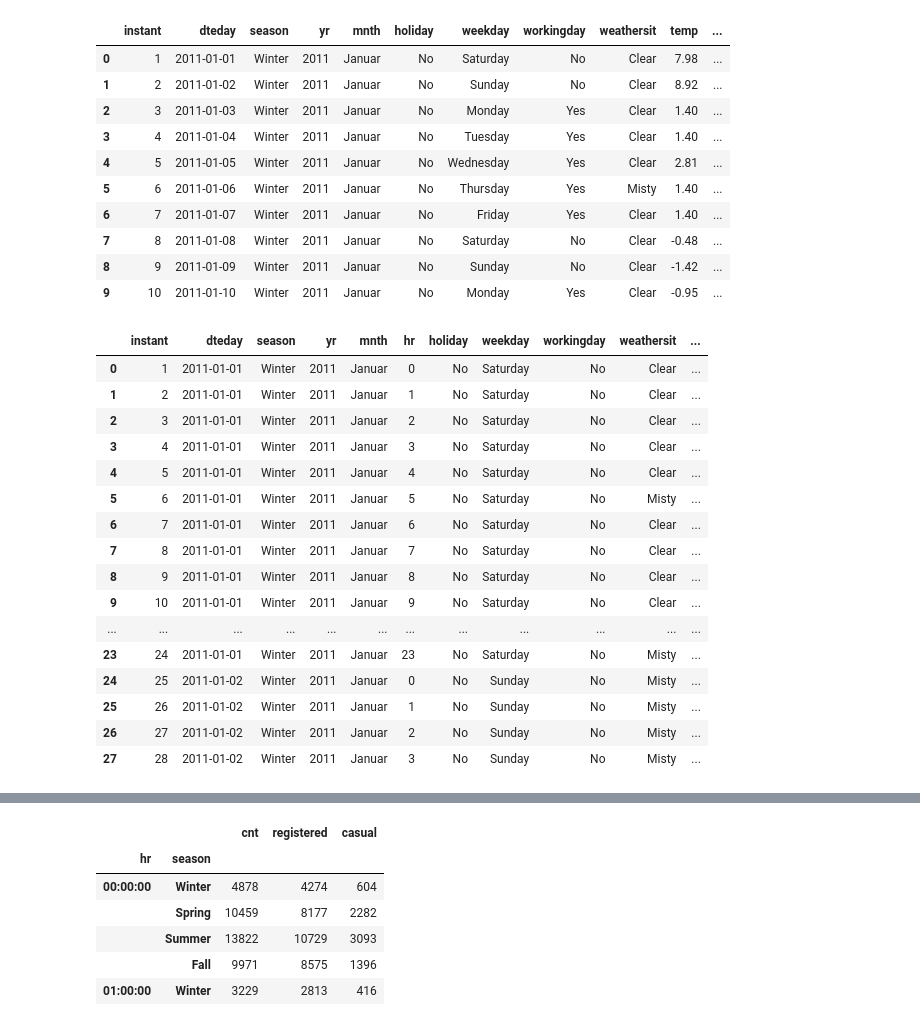
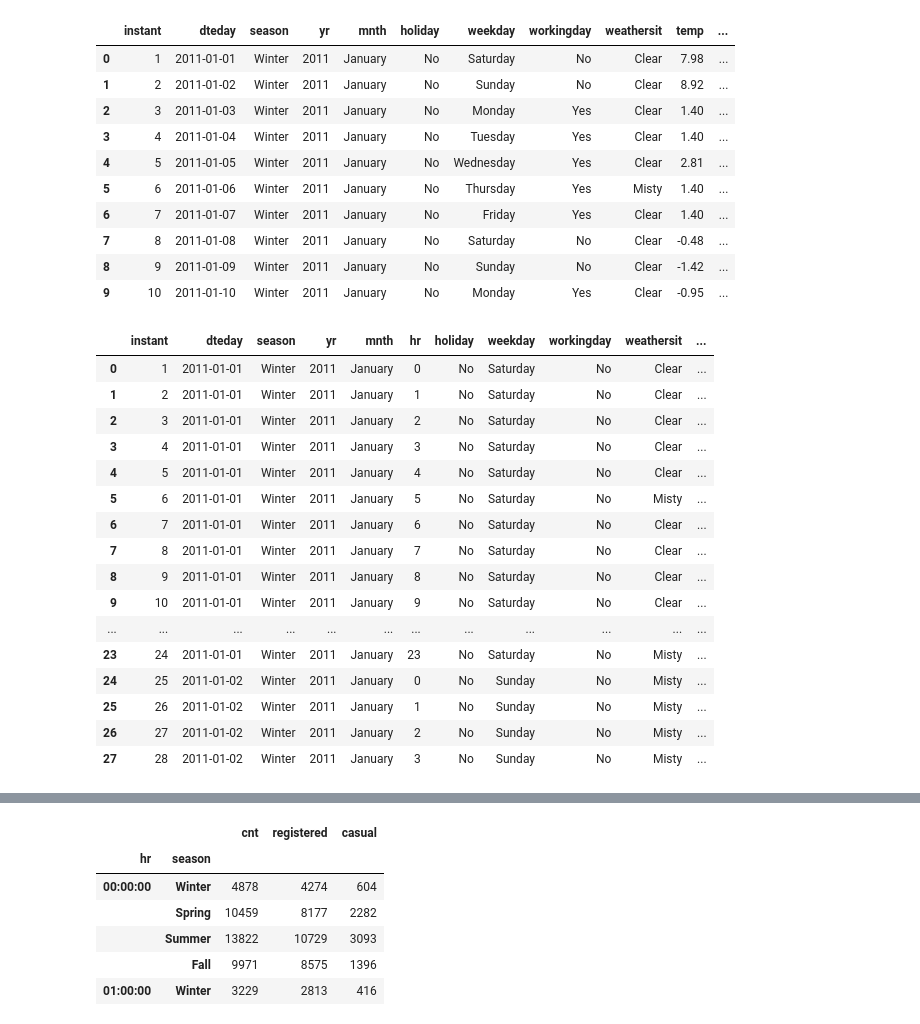
Before and after one commit to lvuduy/Capital-Bike-Share, a Jupyter notebook: Capital Bike Share.ipynb, the cells around one changed output, grey strips where cells are left out. Drawn from its saved outputs; the diff is of its cells as text; code cells hidden in the pictures.

```diff
--- a/Capital Bike Share.ipynb
+++ b/Capital Bike Share.ipynb
@@ -32,8 +32,8 @@ df_d2011.loc[df_d2011['season'] == 2, 'season'] = 'Spring'
 df_d2011.loc[df_d2011['season'] == 3, 'season'] = 'Summer'
 df_d2011.loc[df_d2011['season'] == 4, 'season'] = 'Fall'
 
-df_d2011.loc[df_d2011['mnth'] == 1, 'mnth'] = 'Januar'
-df_d2011.loc[df_d2011['mnth'] == 2, 'mnth'] = 'Februar'
+df_d2011.loc[df_d2011['mnth'] == 1, 'mnth'] = 'January'
+df_d2011.loc[df_d2011['mnth'] == 2, 'mnth'] = 'February'
 df_d2011.loc[df_d2011['mnth'] == 3, 'mnth'] = 'March'
 df_d2011.loc[df_d2011['mnth'] == 4, 'mnth'] = 'April'
 df_d2011.loc[df_d2011['mnth'] == 5, 'mnth'] = 'May'
@@ -80,8 +80,8 @@ df_h2011.loc[df_h2011['season'] == 4, 'season'] = 'Fall'
 
 df_h2011['season'] = pd.Categorical(df_h2011['season'], categories=['Winter', 'Spring', 'Summer', 'Fall'])
 
-df_h2011.loc[df_h2011['mnth'] == 1, 'mnth'] = 'Januar'
-df_h2011.loc[df_h2011['mnth'] == 2, 'mnth'] = 'Februar'
+df_h2011.loc[df_h2011['mnth'] == 1, 'mnth'] = 'January'
+df_h2011.loc[df_h2011['mnth'] == 2, 'mnth'] = 'February'
 df_h2011.loc[df_h2011['mnth'] == 3, 'mnth'] = 'March'
 df_h2011.loc[df_h2011['mnth'] == 4, 'mnth'] = 'April'
 df_h2011.loc[df_h2011['mnth'] == 5, 'mnth'] = 'May'
@@ -95,59 +95,59 @@ df_h2011.loc[df_h2011['mnth'] == 12, 'mnth'] = 'December'
 
 df_h2011.loc[df_h2011['weathersit'] == 1, 'weathersit'] = 'Clear'
 df_h2011.loc[df_h2011['weathersit'] == 2, 'weathersit'] = 'Misty'
 df_h2011.loc[df_h2011['weathersit'] == 3, 'weathersit'] = 'Rain'
 df_h2011.loc[df_h2011['weathersit'] == 4, 'weathersit'] = 'Storm'
 
 df_h2011.loc[df_h2011['weekday'] == 0, 'weekday'] = 'Sunday'
 df_h2011.loc[df_h2011['weekday'] == 1, 'weekday'] = 'Monday'
 df_h2011.loc[df_h2011['weekday'] == 2, 'weekday'] = 'Tuesday'
 df_h2011.loc[df_h2011['weekday'] == 3, 'weekday'] = 'Wednesday'
 df_h2011.loc[df_h2011['weekday'] == 4, 'weekday'] = 'Thursday'
 df_h2011.loc[df_h2011['weekday'] == 5, 'weekday'] = 'Friday'
 df_h2011.loc[df_h2011['weekday'] == 6, 'weekday'] = 'Saturday'
 
 df_h2011['weekday'] = pd.Categorical(df_h2011['weekday'], categories=["Monday", "Tuesday", "Wednesday", "Thursday", "Friday", "Saturday", "Sunday"])
 
 
 df_h2011['temp'] = (df_h2011['temp'] * 47) - 8
 df_h2011['atemp'] = (df_h2011['atemp'] * 66) - 16
 df_h2011['hum'] = (df_h2011['hum'] * 100)
 df_h2011['windspeed'] = (df_h2011['windspeed'] * 67)
 
 df_h2011.loc[df_h2011['yr'] == 0, 'yr'] = '2011'
 df_h2011.loc[df_h2011['yr'] == 1, 'yr'] = '2012'
 
 # Show data
 display (df_d2011.head(10), df_h2011.head(28))
 # %% [output]
 |  | instant | dteday | season | yr | mnth | holiday | weekday | workingday | weathersit | temp | ... |
-| 0 | 1 | 2011-01-01 | Winter | 2011 | Januar | No | Saturday | No | Clear | 7.98 | ... |
-| 1 | 2 | 2011-01-02 | Winter | 2011 | Januar | No | Sunday | No | Clear | 8.92 | ... |
-| 2 | 3 | 2011-01-03 | Winter | 2011 | Januar | No | Monday | Yes | Clear | 1.40 | ... |
-| 3 | 4 | 2011-01-04 | Winter | 2011 | Januar | No | Tuesday | Yes | Clear | 1.40 | ... |
-| 4 | 5 | 2011-01-05 | Winter | 2011 | Januar | No | Wednesday | Yes | Clear | 2.81 | ... |
-| 5 | 6 | 2011-01-06 | Winter | 2011 | Januar | No | Thursday | Yes | Misty | 1.40 | ... |
-| 6 | 7 | 2011-01-07 | Winter | 2011 | Januar | No | Friday | Yes | Clear | 1.40 | ... |
-| 7 | 8 | 2011-01-08 | Winter | 2011 | Januar | No | Saturday | No | Clear | -0.48 | ... |
-| 8 | 9 | 2011-01-09 | Winter | 2011 | Januar | No | Sunday | No | Clear | -1.42 | ... |
-| 9 | 10 | 2011-01-10 | Winter | 2011 | Januar | No | Monday | Yes | Clear | -0.95 | ... |
+| 0 | 1 | 2011-01-01 | Winter | 2011 | January | No | Saturday | No | Clear | 7.98 | ... |
+| 1 | 2 | 2011-01-02 | Winter | 2011 | January | No | Sunday | No | Clear | 8.92 | ... |
+| 2 | 3 | 2011-01-03 | Winter | 2011 | January | No | Monday | Yes | Clear | 1.40 | ... |
+| 3 | 4 | 2011-01-04 | Winter | 2011 | January | No | Tuesday | Yes | Clear | 1.40 | ... |
+| 4 | 5 | 2011-01-05 | Winter | 2011 | January | No | Wednesday | Yes | Clear | 2.81 | ... |
+| 5 | 6 | 2011-01-06 | Winter | 2011 | January | No | Thursday | Yes | Misty | 1.40 | ... |
+| 6 | 7 | 2011-01-07 | Winter | 2011 | January | No | Friday | Yes | Clear | 1.40 | ... |
+| 7 | 8 | 2011-01-08 | Winter | 2011 | January | No | Saturday | No | Clear | -0.48 | ... |
+| 8 | 9 | 2011-01-09 | Winter | 2011 | January | No | Sunday | No | Clear | -1.42 | ... |
+| 9 | 10 | 2011-01-10 | Winter | 2011 | January | No | Monday | Yes | Clear | -0.95 | ... |
 |  | instant | dteday | season | yr | mnth | hr | holiday | weekday | workingday | weathersit | ... |
-| 0 | 1 | 2011-01-01 | Winter | 2011 | Januar | 0 | No | Saturday | No | Clear | ... |
-| 1 | 2 | 2011-01-01 | Winter | 2011 | Januar | 1 | No | Saturday | No | Clear | ... |
-| 2 | 3 | 2011-01-01 | Winter | 2011 | Januar | 2 | No | Saturday | No | Clear | ... |
-| 3 | 4 | 2011-01-01 | Winter | 2011 | Januar | 3 | No | Saturday | No | Clear | ... |
-| 4 | 5 | 2011-01-01 | Winter | 2011 | Januar | 4 | No | Saturday | No | Clear | ... |
-| 5 | 6 | 2011-01-01 | Winter | 2011 | Januar | 5 | No | Saturday | No | Misty | ... |
-| 6 | 7 | 2011-01-01 | Winter | 2011 | Januar | 6 | No | Saturday | No | Clear | ... |
-| 7 | 8 | 2011-01-01 | Winter | 2011 | Januar | 7 | No | Saturday | No | Clear | ... |
-| 8 | 9 | 2011-01-01 | Winter | 2011 | Januar | 8 | No | Saturday | No | Clear | ... |
-| 9 | 10 | 2011-01-01 | Winter | 2011 | Januar | 9 | No | Saturday | No | Clear | ... |
+| 0 | 1 | 2011-01-01 | Winter | 2011 | January | 0 | No | Saturday | No | Clear | ... |
+| 1 | 2 | 2011-01-01 | Winter | 2011 | January | 1 | No | Saturday | No | Clear | ... |
+| 2 | 3 | 2011-01-01 | Winter | 2011 | January | 2 | No | Saturday | No | Clear | ... |
+| 3 | 4 | 2011-01-01 | Winter | 2011 | January | 3 | No | Saturday | No | Clear | ... |
+| 4 | 5 | 2011-01-01 | Winter | 2011 | January | 4 | No | Saturday | No | Clear | ... |
+| 5 | 6 | 2011-01-01 | Winter | 2011 | January | 5 | No | Saturday | No | Misty | ... |
+| 6 | 7 | 2011-01-01 | Winter | 2011 | January | 6 | No | Saturday | No | Clear | ... |
+| 7 | 8 | 2011-01-01 | Winter | 2011 | January | 7 | No | Saturday | No | Clear | ... |
+| 8 | 9 | 2011-01-01 | Winter | 2011 | January | 8 | No | Saturday | No | Clear | ... |
+| 9 | 10 | 2011-01-01 | Winter | 2011 | January | 9 | No | Saturday | No | Clear | ... |
 | ... | ... | ... | ... | ... | ... | ... | ... | ... | ... | ... | ... |
-| 23 | 24 | 2011-01-01 | Winter | 2011 | Januar | 23 | No | Saturday | No | Misty | ... |
-| 24 | 25 | 2011-01-02 | Winter | 2011 | Januar | 0 | No | Sunday | No | Misty | ... |
-| 25 | 26 | 2011-01-02 | Winter | 2011 | Januar | 1 | No | Sunday | No | Misty | ... |
-| 26 | 27 | 2011-01-02 | Winter | 2011 | Januar | 2 | No | Sunday | No | Misty | ... |
-| 27 | 28 | 2011-01-02 | Winter | 2011 | Januar | 3 | No | Sunday | No | Misty | ... |
+| 23 | 24 | 2011-01-01 | Winter | 2011 | January | 23 | No | Saturday | No | Misty | ... |
+| 24 | 25 | 2011-01-02 | Winter | 2011 | January | 0 | No | Sunday | No | Misty | ... |
+| 25 | 26 | 2011-01-02 | Winter | 2011 | January | 1 | No | Sunday | No | Misty | ... |
+| 26 | 27 | 2011-01-02 | Winter | 2011 | January | 2 | No | Sunday | No | Misty | ... |
+| 27 | 28 | 2011-01-02 | Winter | 2011 | January | 3 | No | Sunday | No | Misty | ... |
 # %%
 # convert to datetime
 
```
Also changed, not shown: parts of 12 cells of this notebook.
